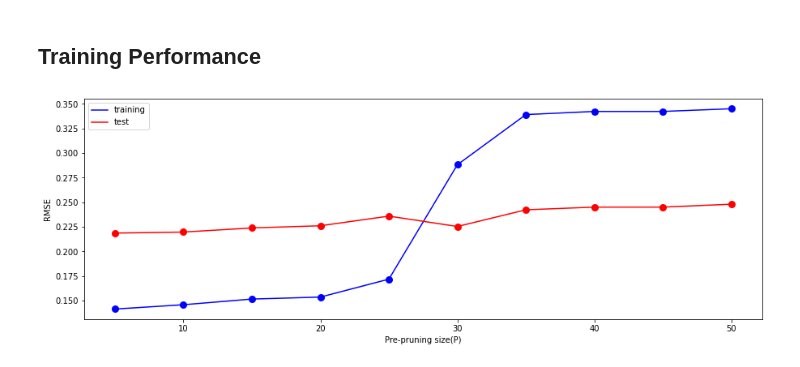
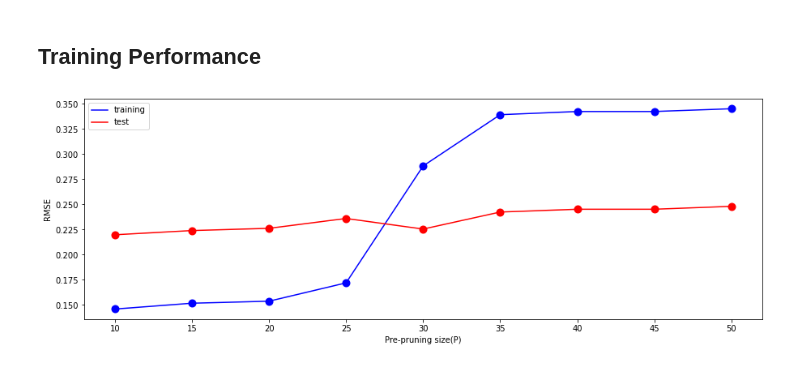
Before and after one commit to birkancelik18/ENGR421, a Jupyter notebook: Decision_Tree_Regression/decision_tree_regression.ipynb, the cells around one changed output. Saved outputs shown, nothing was run; the diff lists cells and outputs as text; code cells hidden in the pictures.

```diff
--- a/Decision_Tree_Regression/decision_tree_regression.ipynb
+++ b/Decision_Tree_Regression/decision_tree_regression.ipynb
@@ -111,13 +133,11 @@ def dec_tree(x_train_dataset, y_wait_train_dataset, P):
 # %%
-def predict(x, node_splits, node_means, is_terminal):
+def prediction_fun(x, node_splits, node_means, is_terminal):
     index = 1
     while 1:
         if is_terminal[index] == True:
             return node_means[index]
         if x > node_splits[index]:
-            #right child (for example 2 --> 5)
             index = index*2 + 1
         else:
-            #left child (for example 2 --> 4)
             index = index*2
 # %%
@@ -162,51 +184,53 @@ plt.show()
 # %%
-# calculate and print rmse
+
+# firnd RMSE values
 
 # def for rmse
 def rmse(set, pred):
     return np.sqrt(sum((set - pred) ** 2) / len(set))
 
 # prediction for train data
-pred2 = [predict(x, node_splits, node_means, is_terminal) for x in x_train_dataset]
+prediction_train = [prediction_fun(x, node_splits, node_means, is_terminal) for x in x_train_dataset]
 
-rmse_train = rmse(y_train_dataset, pred2)
-rmse_test = rmse(y_test_dataset, pred)
+RMSE_train = rmse(y_train_dataset, prediction_train)
+RMSE_test = rmse(y_test_dataset, prediction_test)
 
-print("RMSE on training set is", rmse_train, "when P is",  P)
-print("RMSE on test set is", rmse_test, "when P is",  P)
+print("RMSE on training set is", RMSE_train, "when P is",  P)
+print("RMSE on test set is", RMSE_test, "when P is",  P)
 # %% [output]
 RMSE on training set is 0.28819293428018844 when P is 30
 RMSE on test set is 0.22542236010134892 when P is 30
 # %% [markdown]
 ## Training Performance
 # %%
-rmse_val_test = []
-rmse_val_train = []
 
-for P in range(5,55,5):
-    node_splits, node_means, is_terminal = dec_tree(x_train_dataset, y_train_dataset, P)
+RMSE_val_test = []
+RMSE_val_train = []
 
-    pred = np.array([predict(x,node_splits,node_means,is_terminal) for x in x_test_dataset])
-    rmse_val_test.append(rmse(y_test_dataset, pred))
+for P in range(10,55,5):
+    node_splits, node_means, is_terminal = decision_tree(x_train_dataset, y_train_dataset, P)
 
-    pred2 = np.array([predict(x,node_splits,node_means,is_terminal) for x in x_train_dataset])
-    rmse_val_train.append(rmse(y_train_dataset, pred2))
+    prediction_test = np.array([prediction_fun(x,node_splits,node_means,is_terminal) for x in x_test_dataset])
+    RMSE_val_test.append(rmse(y_test_dataset, prediction_test))
+
+    prediction_train = np.array([prediction_fun(x,node_splits,node_means,is_terminal) for x in x_train_dataset])
+    RMSE_val_train.append(rmse(y_train_dataset, prediction_train))
 
 
-rmse_val_arr_test = np.array(rmse_val_test)
-rmse_val_arr_train = np.array(rmse_val_train)
+rmse_val_arr_test = np.array(RMSE_val_test)
+rmse_val_arr_train = np.array(RMSE_val_train)
 
 fig = plt.figure(figsize=(15,5))
 
-plt.plot(range(5,55,5), rmse_val_train, color = "blue", label="training")  # uses P values 5,10,15,...,50
-plt.scatter(range(5,55,5), rmse_val_train, color = "blue", linewidths=3)
+plt.plot(range(10,55,5), RMSE_val_train, color = "blue", label="training")  # uses P values 5,10,15,...,50
+plt.scatter(range(10,55,5), RMSE_val_train, color = "blue", linewidths=4)
 
-plt.plot(range(5,55,5), rmse_val_test, color = "red", label="test")  # uses P values 5,10,15,...,50
-plt.scatter(range(5,55,5), rmse_val_test, color = "red", linewidths=3)
+plt.plot(range(10,55,5), RMSE_val_test, color = "red", label="test")  # uses P values 5,10,15,...,50
+plt.scatter(range(10,55,5), RMSE_val_test, color = "red", linewidths=4)
 
 plt.xlabel("Pre-pruning size(P)")
 plt.ylabel("RMSE")
 plt.legend(loc="upper left")
 plt.show()
 # %% [output]
-[figure, old version]
+[figure, new version]
```
Also changed, not shown: parts of 3 cells of this notebook.
